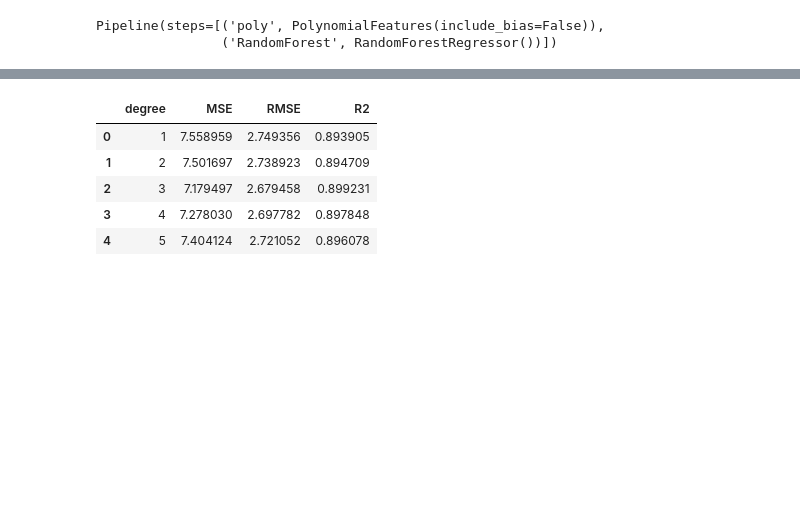
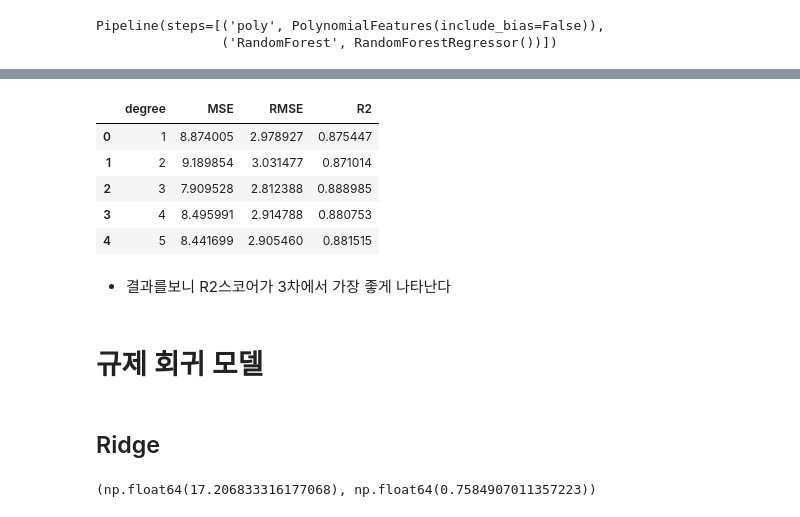
Before and after one commit to jiyoung1634/hipython_rep, a Jupyter notebook: 37_선형회귀분석.ipynb, the cells around one changed output, grey strips where cells are left out. Drawn from its saved outputs; the diff is of its cells as text; code cells hidden in the pictures; blank space fills up the shorter version.

```diff
--- a/37_선형회귀분석.ipynb
+++ b/37_선형회귀분석.ipynb
@@ -196,6 +196,9 @@ np.float64(0.7816647163338353)
 #### 2차~5차 다항회귀 시뮬레이션 (LineareRegressor)
 # %%
 results = []
+best_r2=-np.inf
+best_model = None
+best_pred = None
 
 for degree in range(1,5):
     model_poly = Pipeline([
@@ -208,6 +211,10 @@ for degree in range(1,5):
     rmse = np.sqrt(mse)
     r2 = r2_score(y_test, pred_poly)
     results.append({'degree':degree, 'MSE':mse, 'RMSE':rmse, 'R2':r2})
+    if r2 > best_r2:
+        best_r2 = r2
+        best_model = model_poly
+        best_pred = pred_poly
 
 pd.DataFrame(results)
 # %% [output]
@@ -244,23 +251,36 @@ np.float64(0.8933458336424239)
 # %%
 results = []
+best_r2=-np.inf
+best_model = None
+best_pred = None
 
 for degree in range(1,6):
     model_poly = Pipeline([
         ('poly', PolynomialFeatures(degree=degree, include_bias=False)),
-        ('RandomForest', RandomForestRegressor())]
+        ('RandomForest', RandomForestRegressor(max_depth=5))]
     )
     model_poly.fit(X_train, y_train)
     pred_poly = model_poly.predict(X_test)
     mse = mean_squared_error(y_test, pred_poly)
     rmse = np.sqrt(mse)
     r2 = r2_score(y_test, pred_poly)
     results.append({'degree':degree, 'MSE':mse, 'RMSE':rmse, 'R2':r2})
+    if r2 > best_r2:
+        best_r2 = r2
+        best_model = model_poly
+        best_pred = pred_poly
 
 pd.DataFrame(results)
 # %% [output]
 |  | degree | MSE | RMSE | R2 |
-| 0 | 1 | 7.558959 | 2.749356 | 0.893905 |
-| 1 | 2 | 7.501697 | 2.738923 | 0.894709 |
-| 2 | 3 | 7.179497 | 2.679458 | 0.899231 |
-| 3 | 4 | 7.278030 | 2.697782 | 0.897848 |
-| 4 | 5 | 7.404124 | 2.721052 | 0.896078 |
+| 0 | 1 | 8.874005 | 2.978927 | 0.875447 |
+| 1 | 2 | 9.189854 | 3.031477 | 0.871014 |
+| 2 | 3 | 7.909528 | 2.812388 | 0.888985 |
+| 3 | 4 | 8.495991 | 2.914788 | 0.880753 |
+| 4 | 5 | 8.441699 | 2.905460 | 0.881515 |
+# %% [markdown]
++ 결과를보니 R2스코어가 3차에서 가장 좋게 나타난다
+# %% [markdown]
+# 규제 회귀 모델
+# %% [markdown]
+## Ridge
@@ -266,0 +289,10 @@ pd.DataFrame(results)
+# %%
+ridge = Ridge(alpha=1)   # 규제 강도
+ridge.fit(X_train, y_train)
+pred_ridge = ridge.predict(X_test)
+
+mse = mean_squared_error(y_test, pred_ridge)
+r2 = r2_score(y_test, pred_ridge)
+mse, r2
+# %% [output]
+(np.float64(17.206833316177068), np.float64(0.7584907011357223))
```
Also changed, not shown: parts of 21 cells of this notebook, 13 other files.
